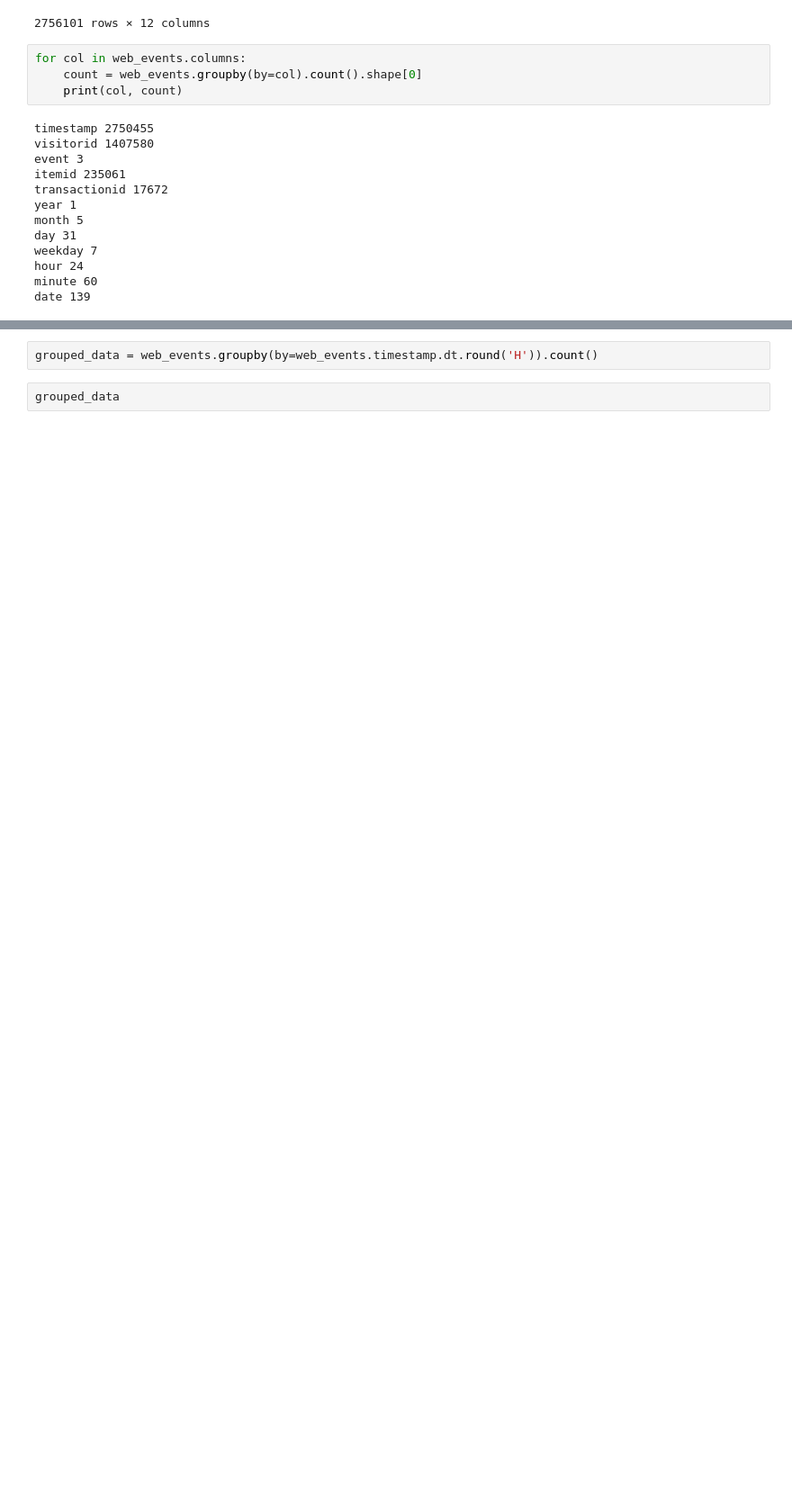
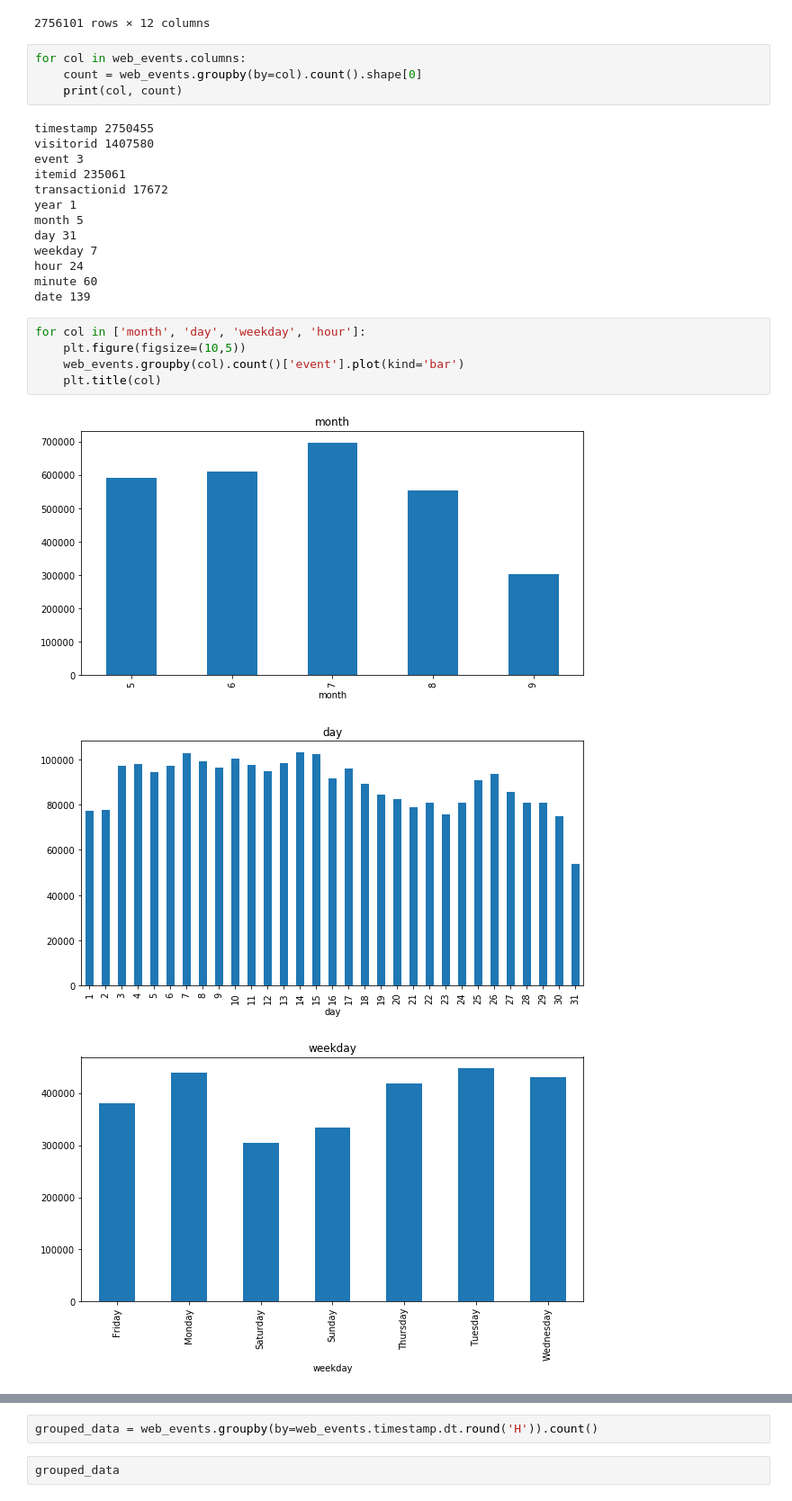
Before and after one commit to thinkful-dsi-cassowary/dsi3_student_pair_work, a Jupyter notebook: Coby/66_02_intro_to_timeseries_analysis_2.ipynb, the cells around one changed output, grey strips where cells are left out. Shown at 90% size. Saved outputs shown, nothing was run; the diff lists cells and outputs as text; blank space fills up the shorter version.

```diff
--- a/Coby/66_02_intro_to_timeseries_analysis_2.ipynb
+++ b/Coby/66_02_intro_to_timeseries_analysis_2.ipynb
@@ -68,3 +82,12 @@ weekday 7
 hour 24
 minute 60
 date 139
+# %%
+for col in ['month', 'day', 'weekday', 'hour']:
+    plt.figure(figsize=(10,5))
+    web_events.groupby(col).count()['event'].plot(kind='bar')
+    plt.title(col)
+# %% [output]
+[figure, added]
+[figure, added]
+[figure, added]
```
Also changed, not shown: parts of 7 cells of this notebook.
